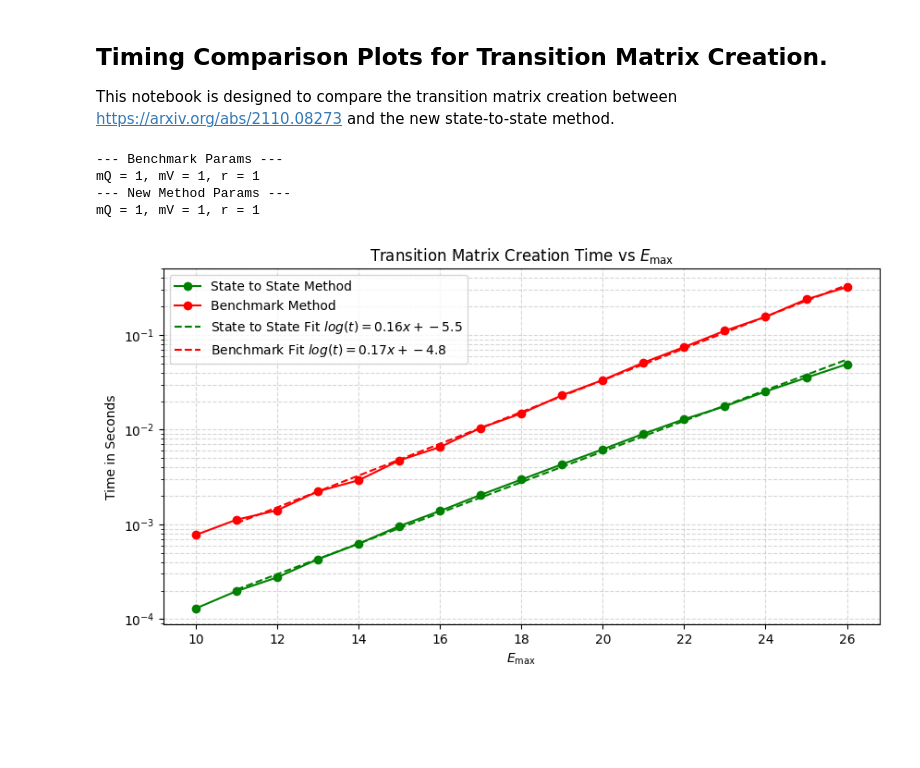
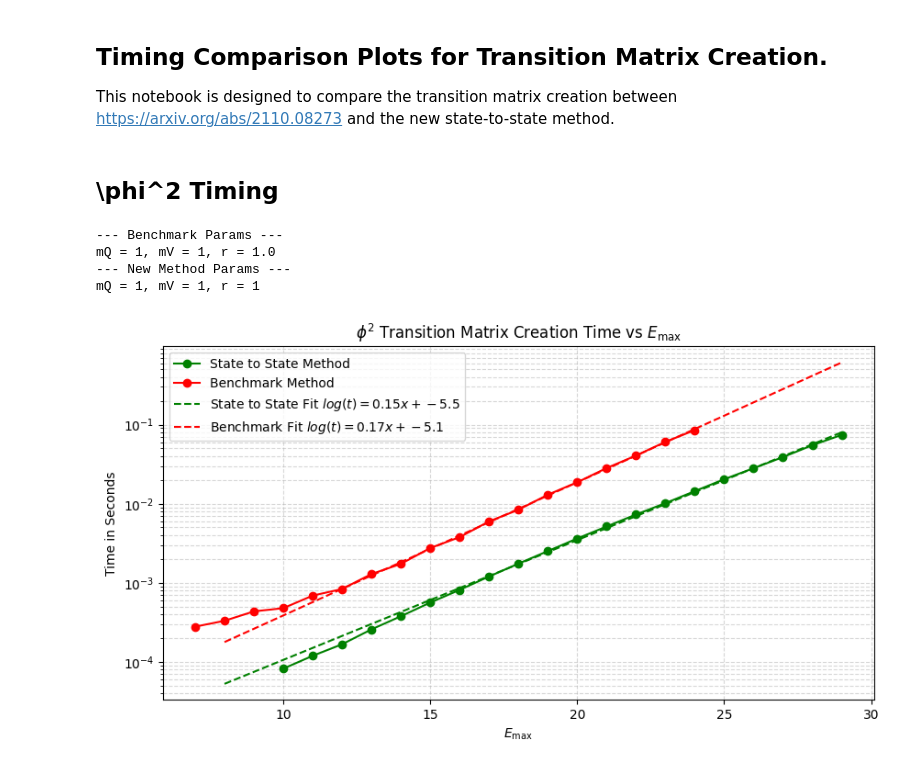
Before and after one commit to miarobin/FasterHT, a Jupyter notebook: TimingPlots.ipynb, the cells around one changed output. Drawn from its saved outputs; the diff is of its cells as text; code cells hidden in the pictures; blank space fills up the shorter version.

```diff
--- a/TimingPlots.ipynb
+++ b/TimingPlots.ipynb
@@ -9,12 +12,14 @@ import numpy as np
+# %% [markdown]
+## \phi^2 Timing
 # %%
 # 1. Parameters for the plot
 
-emax_list = range(10,27) #Test Range of E_max.
+emax_list = range(7,30) #Test Range of E_max.
 
 # 2. Importing comparison timings.
 
 #This file is produced from the code 'phi4_truncation.ipynb' and imported here.
-benchmark_filename = "benchmark_results.csv"
+benchmark_filename = "phi2_benchmark_results.csv"
 execution_times_benchmark = []
 with open(benchmark_filename, mode="r") as file:
     reader = csv.reader(file)
@@ -33,7 +38,7 @@ with open(benchmark_filename, mode="r") as file:
         execution_times_benchmark.append(float(row[1])) # Convert time back to float
 
 #This file is produced from the code 'CoinHamming_phi2HT.ipynb' and imported here.
-statestate_filename = "statetostate_results.csv"
+statestate_filename = "phi2_statetostate_results.csv"
 execution_times_statestate = []
 with open(statestate_filename, mode="r") as file:
     reader = csv.reader(file)
@@ -54,36 +59,36 @@ with open(statestate_filename, mode="r") as file:
 # 3. Plot the results
 fig, ax1 = plt.subplots(figsize=(10, 5))
 ax1.set_xlabel(r'$E_\text{max}$', color='black')
 ax1.set_ylabel('Time in Seconds')
 ax1.set_yscale('log')
 ax1.tick_params(axis='x', labelcolor='black')
 ax1.grid(True, which="both", linestyle='--', alpha=0.5)
 
 # Raw Data Plot Initially
 ax1.plot(emax_list_statestate, execution_times_statestate, marker='o', linestyle='-', color='g', label='State to State Method')
 ax1.plot(emax_list_benchmark, execution_times_benchmark, marker ='o', linestyle='-', color='r', label='Benchmark Method')
 
 # 4. First degree polynomial fit to the timing data.
-startix = 0 # Starting index for the polynomial fit in case it is noisy.
-coef_statestate = (np.polyfit(emax_list[startix:], np.log10(execution_times_statestate)[startix:], 1))
-coef_bench = (np.polyfit(emax_list[startix:], np.log10(execution_times_benchmark)[startix:], 1))
+startix = 5 # Starting index for the polynomial fit in case it is noisy.
+coef_statestate = (np.polyfit(emax_list_statestate[startix:], np.log10(execution_times_statestate)[startix:], 1))
+coef_bench = (np.polyfit(emax_list_benchmark[startix:], np.log10(execution_times_benchmark)[startix:], 1))
 
 poly_statestate = np.poly1d(coef_statestate)
 poly_bench = np.poly1d(coef_bench)
 xs = np.linspace(emax_list[1],emax_list[-1])
 
 # Plots the polynomial fit.
 ax1.plot(xs, 10**poly_statestate(xs), linestyle='--', color='g', label=f'State to State Fit $log(t)={coef_statestate[0]:.2f}x+{coef_statestate[1]:.1f}$')
 ax1.plot(xs, 10**poly_bench(xs), linestyle='--', color='r', label=f'Benchmark Fit $log(t)={coef_bench[0]:.2f}x+{coef_bench[1]:.1f}$')
 ax1.legend()
 
 
 
-plt.title(r'Transition Matrix Creation Time vs $E_\text{max}$')
+plt.title(r'$\phi^2$ Transition Matrix Creation Time vs $E_\text{max}$')
 plt.show()
 # %% [output]
 --- Benchmark Params ---
-mQ = 1, mV = 1, r = 1
+mQ = 1, mV = 1, r = 1.0
 --- New Method Params ---
 mQ = 1, mV = 1, r = 1
-[figure, old version]
+[figure, new version]
```
Also changed, not shown: parts of 3 cells of this notebook, 2 other files.
